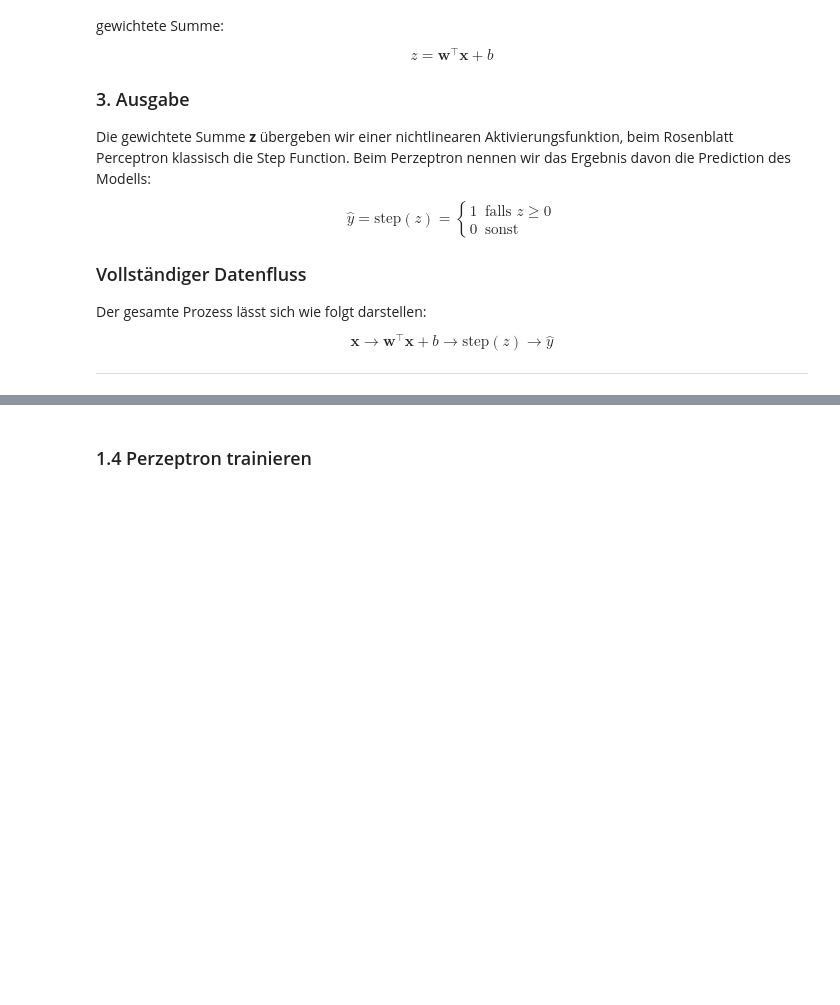
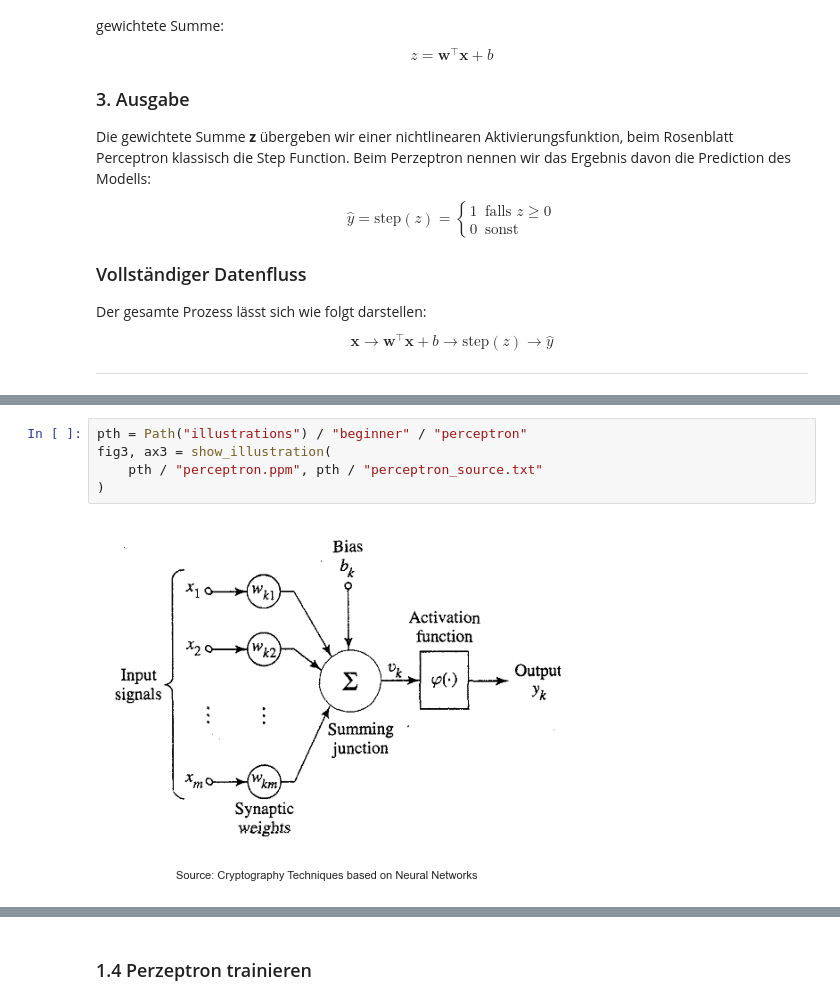
Before and after one commit to red-apple38/understanding-deep-learning, a Jupyter notebook: docs/beginner/Perceptron.ipynb, the cells around one changed output, grey strips where cells are left out. Drawn from its saved outputs; the diff is of its cells as text; blank space fills up the shorter version.

```diff
--- a/docs/beginner/Perceptron.ipynb
+++ b/docs/beginner/Perceptron.ipynb
@@ -100,3 +100,10 @@ $$\mathbf{x} \longrightarrow \mathbf{w}^\top \mathbf{x} + b \longrightarrow \tex
+# %%
+pth = Path("illustrations") / "beginner" / "perceptron"
+fig3, ax3 = show_illustration(
+    pth / "perceptron.ppm", pth / "perceptron_source.txt"
+)
+# %% [output]
+[figure, added]
 # %% [markdown]
 ## Aktivierungsfunktion definieren
 
```
Also changed, not shown: parts of 18 cells of this notebook, 2 other files.
